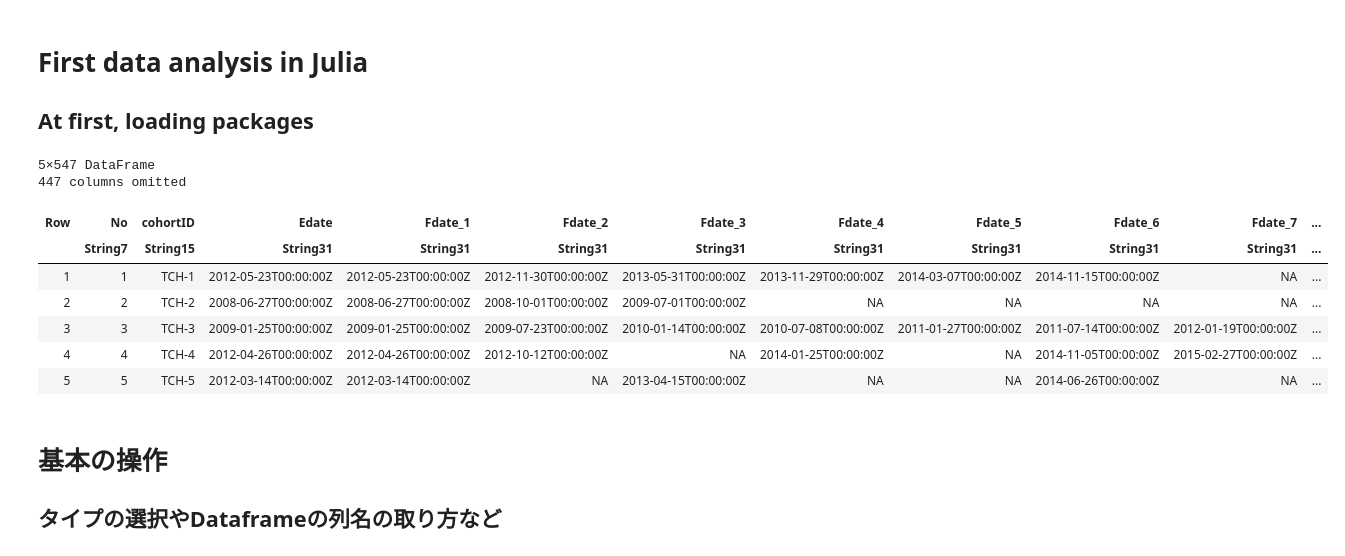
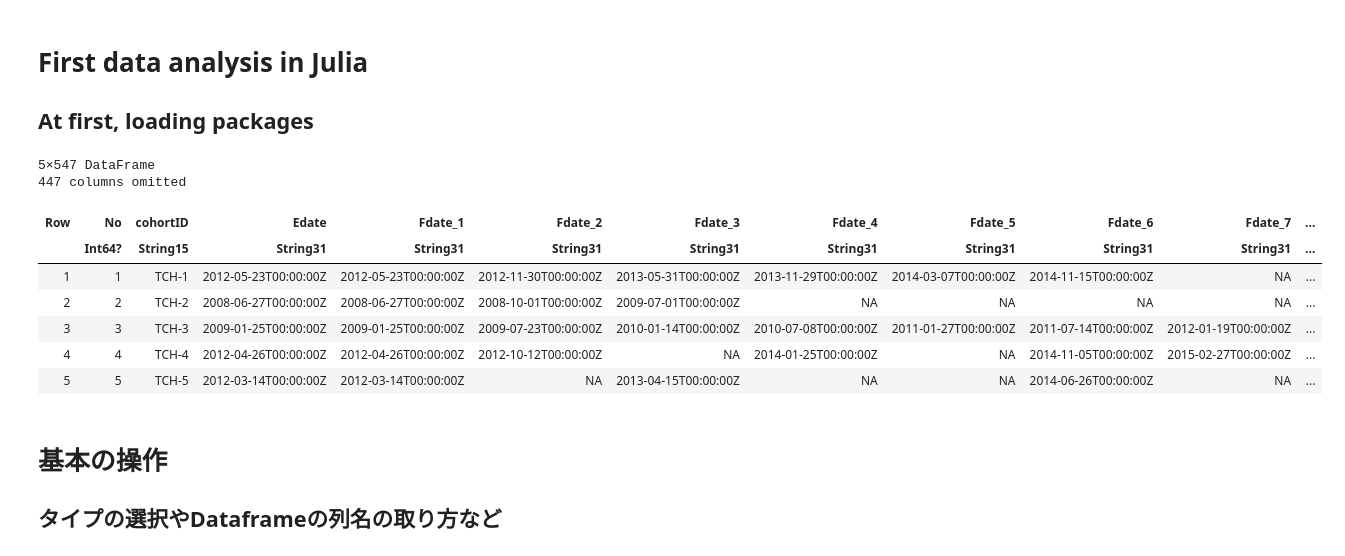
Before and after one commit to figarofuga/jupyter-practice, a Jupyter notebook: test_jl.ipynb, the cells around one changed output. Saved outputs shown, nothing was run; the diff lists cells and outputs as text; code cells hidden in the pictures.

Commit message:
add filter and mutate parsing

```diff
--- a/test_jl.ipynb
+++ b/test_jl.ipynb
@@ -8,12 +8,22 @@ using Tidier
 # %%
 # data loading
 dat = DataFrame(CSV.File("CHdataset_naiive.csv"))
-first(dat, 5)
+
+dat2 = @chain dat begin
+    @mutate(No = as_integer(No),
+            Sex = as_integer(Sex),
+            Age = as_integer(Age),
+            BH_1 = as_float(BH_1),
+            BW_1 = as_float(BW_1),
+            BMI_1 = as_float(BMI_1))
+end
+
+first(dat2, 5)
 # %% [output]
 5×547 DataFrame
 447 columns omitted
 | Row | No | cohortID | Edate | Fdate_1 | Fdate_2 | Fdate_3 | Fdate_4 | Fdate_5 | Fdate_6 | Fdate_7 | ... |
-|  | String7 | String15 | String31 | String31 | String31 | String31 | String31 | String31 | String31 | String31 | ... |
+|  | Int64? | String15 | String31 | String31 | String31 | String31 | String31 | String31 | String31 | String31 | ... |
 | 1 | 1 | TCH-1 | 2012-05-23T00:00:00Z | 2012-05-23T00:00:00Z | 2012-11-30T00:00:00Z | 2013-05-31T00:00:00Z | 2013-11-29T00:00:00Z | 2014-03-07T00:00:00Z | 2014-11-15T00:00:00Z | NA | ... |
 | 2 | 2 | TCH-2 | 2008-06-27T00:00:00Z | 2008-06-27T00:00:00Z | 2008-10-01T00:00:00Z | 2009-07-01T00:00:00Z | NA | NA | NA | NA | ... |
 | 3 | 3 | TCH-3 | 2009-01-25T00:00:00Z | 2009-01-25T00:00:00Z | 2009-07-23T00:00:00Z | 2010-01-14T00:00:00Z | 2010-07-08T00:00:00Z | 2011-01-27T00:00:00Z | 2011-07-14T00:00:00Z | 2012-01-19T00:00:00Z | ... |
```
Also changed, not shown: parts of 5 cells of this notebook.
